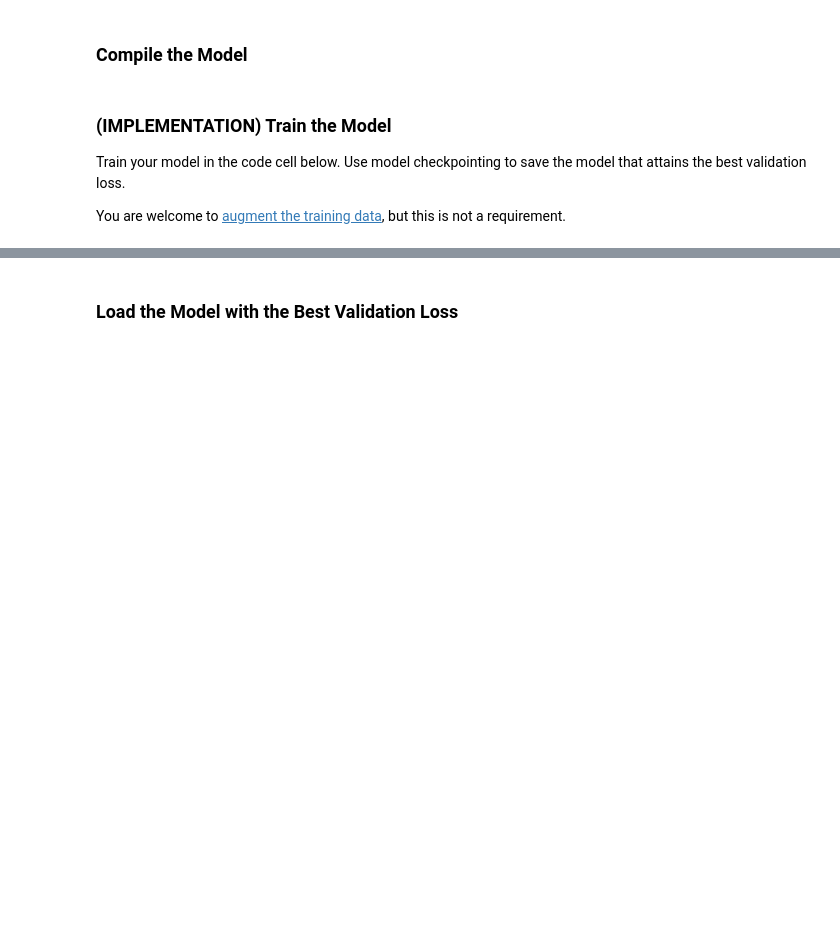
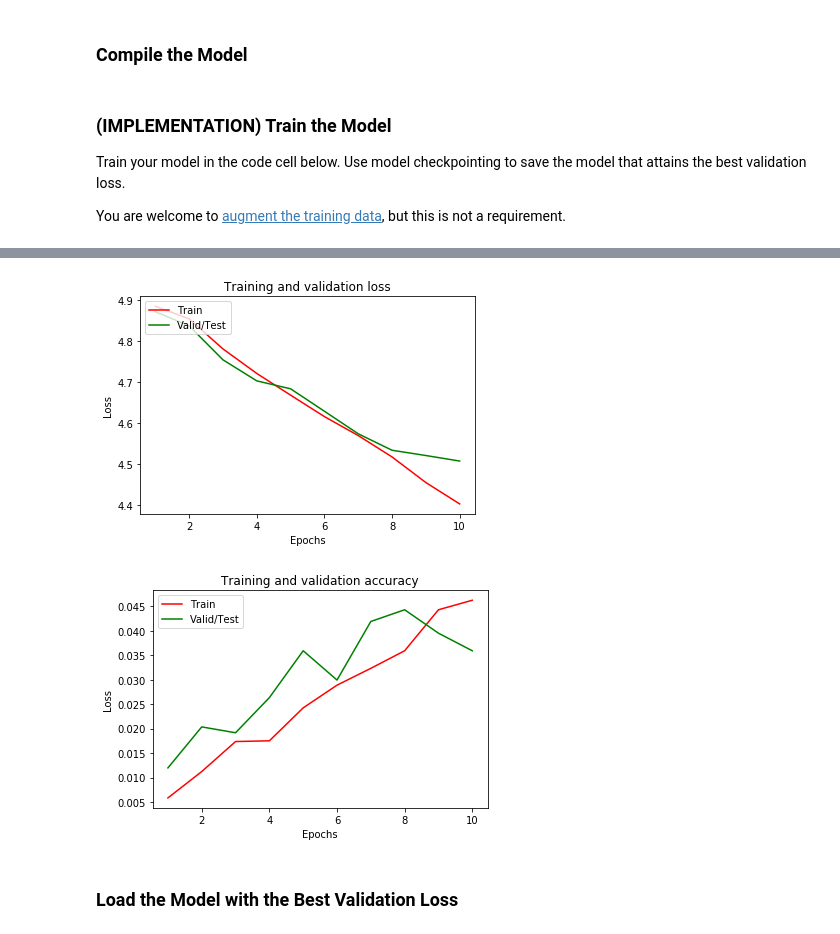
Before and after one commit to yz14689/DSNP_Capstone, a Jupyter notebook: dog_app.ipynb, the cells around one changed output, grey strips where cells are left out. Drawn from its saved outputs; the diff is of its cells as text; code cells hidden in the pictures; blank space fills up the shorter version.

```diff
--- a/dog_app.ipynb
+++ b/dog_app.ipynb
@@ -546,3 +679,36 @@ Epoch 10/10
+# %%
+
+def plotloss(mdl):
+    loss = mdl.history['loss']
+    val_loss = mdl.history['val_loss']
+    epochs = range(1, len(loss) + 1)
+    plt.plot(epochs, loss, color='red', label='Training loss')
+    plt.plot(epochs, val_loss, color='green', label='Validation loss')
+    plt.title('Training and validation loss')
+    plt.xlabel('Epochs')
+    plt.ylabel('Loss')
+    plt.legend(['Train', 'Valid/Test'], loc='upper left')
+    plt.show()
+
+def plotaccurary(mdl):
+    acc = mdl.history['acc']
+    val_acc = mdl.history['val_acc']
+    epochs = range(1, len(acc) + 1)
+    plt.plot(epochs, acc, color='red', label='Training acc')
+    plt.plot(epochs, val_acc, color='green', label='Validation acc')
+    plt.title('Training and validation accuracy')
+    plt.xlabel('Epochs')
+    plt.ylabel('Loss')
+    plt.legend(['Train', 'Valid/Test'], loc='upper left')
+    plt.show()
+# %%
+# plotting training and validation loss and accuracy
+
+plotloss(his_scratch)
+plotaccurary(his_scratch)
+# %% [output]
+[figure, added]
+[figure, added]
 # %% [markdown]
 ### Load the Model with the Best Validation Loss
 # %%
```
Also changed, not shown: parts of 22 cells of this notebook.
